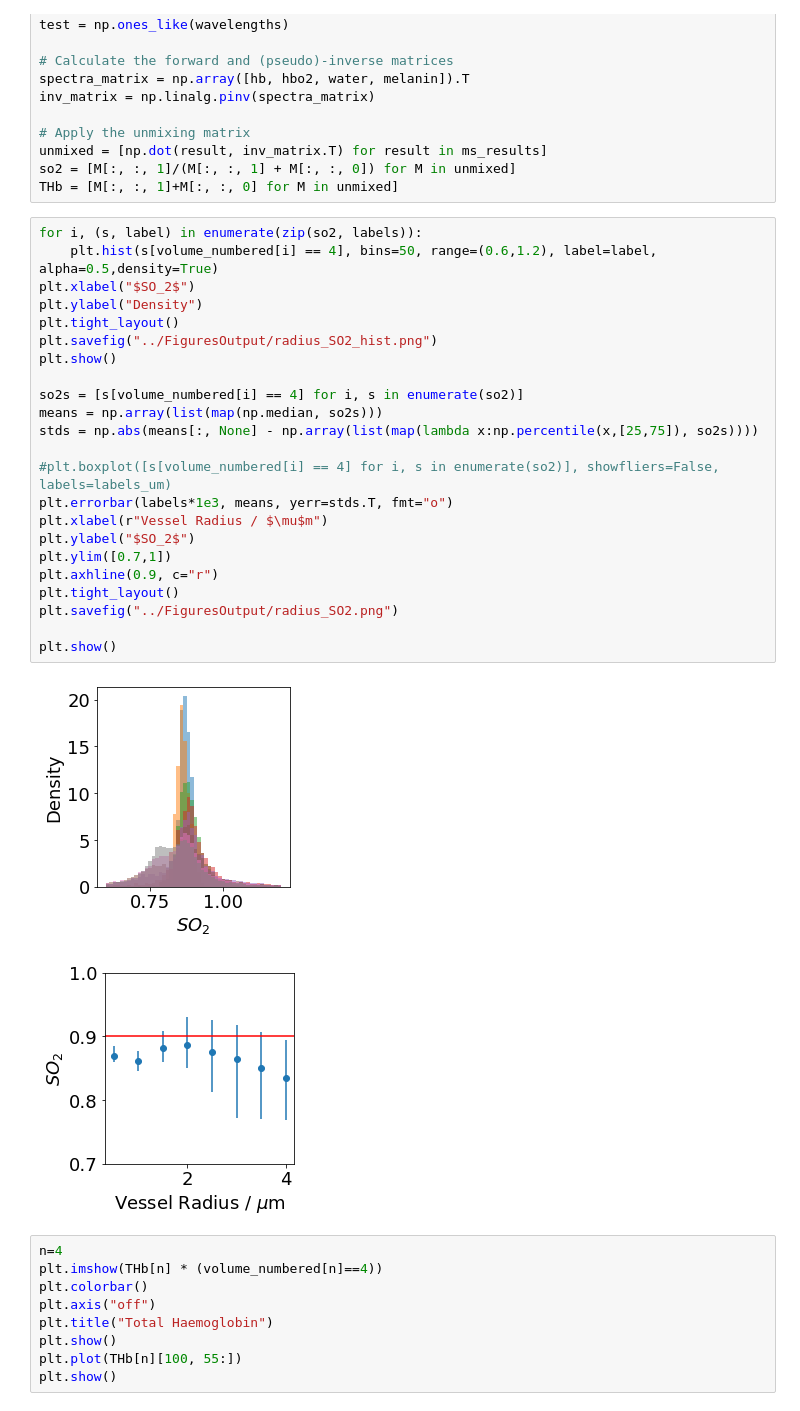
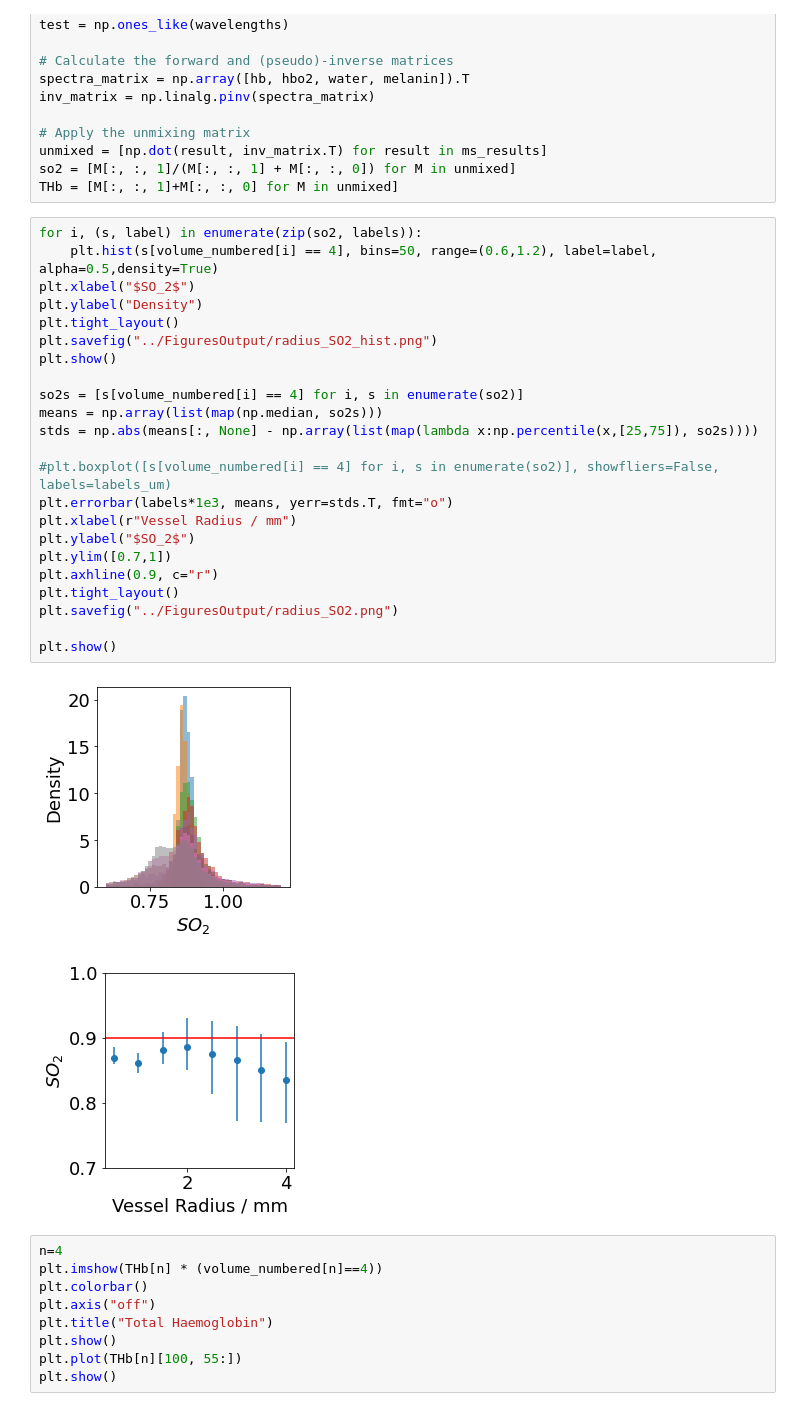
Before and after one commit to tomelse/SkinPhantomSimulations, a Jupyter notebook: Exp4/Vessel Radius Analysis.ipynb, the cells around one changed output. Cells and saved outputs as stored; diff of their text form.

```diff
--- a/Exp4/Vessel Radius Analysis.ipynb
+++ b/Exp4/Vessel Radius Analysis.ipynb
@@ -128,29 +128,29 @@ THb = [M[:, :, 1]+M[:, :, 0] for M in unmixed]
 # %%
 for i, (s, label) in enumerate(zip(so2, labels)):
     plt.hist(s[volume_numbered[i] == 4], bins=50, range=(0.6,1.2), label=label, alpha=0.5,density=True)
 plt.xlabel("$SO_2$")
 plt.ylabel("Density")
 plt.tight_layout()
 plt.savefig("../FiguresOutput/radius_SO2_hist.png")
 plt.show()
 
 so2s = [s[volume_numbered[i] == 4] for i, s in enumerate(so2)]
 means = np.array(list(map(np.median, so2s)))
 stds = np.abs(means[:, None] - np.array(list(map(lambda x:np.percentile(x,[25,75]), so2s))))
 
 #plt.boxplot([s[volume_numbered[i] == 4] for i, s in enumerate(so2)], showfliers=False, labels=labels_um)
 plt.errorbar(labels*1e3, means, yerr=stds.T, fmt="o")
-plt.xlabel(r"Vessel Radius / $\mu$m")
+plt.xlabel(r"Vessel Radius / mm")
 plt.ylabel("$SO_2$")
 plt.ylim([0.7,1])
 plt.axhline(0.9, c="r")
 plt.tight_layout()
 plt.savefig("../FiguresOutput/radius_SO2.png")
 
 plt.show()
 # %% [output]
 [figure]
-[figure, old version]
+[figure, new version]
 # %%
 n=4
 plt.imshow(THb[n] * (volume_numbered[n]==4))
```
Also changed, not shown: parts of 1 cell of this notebook, 4 other files.
